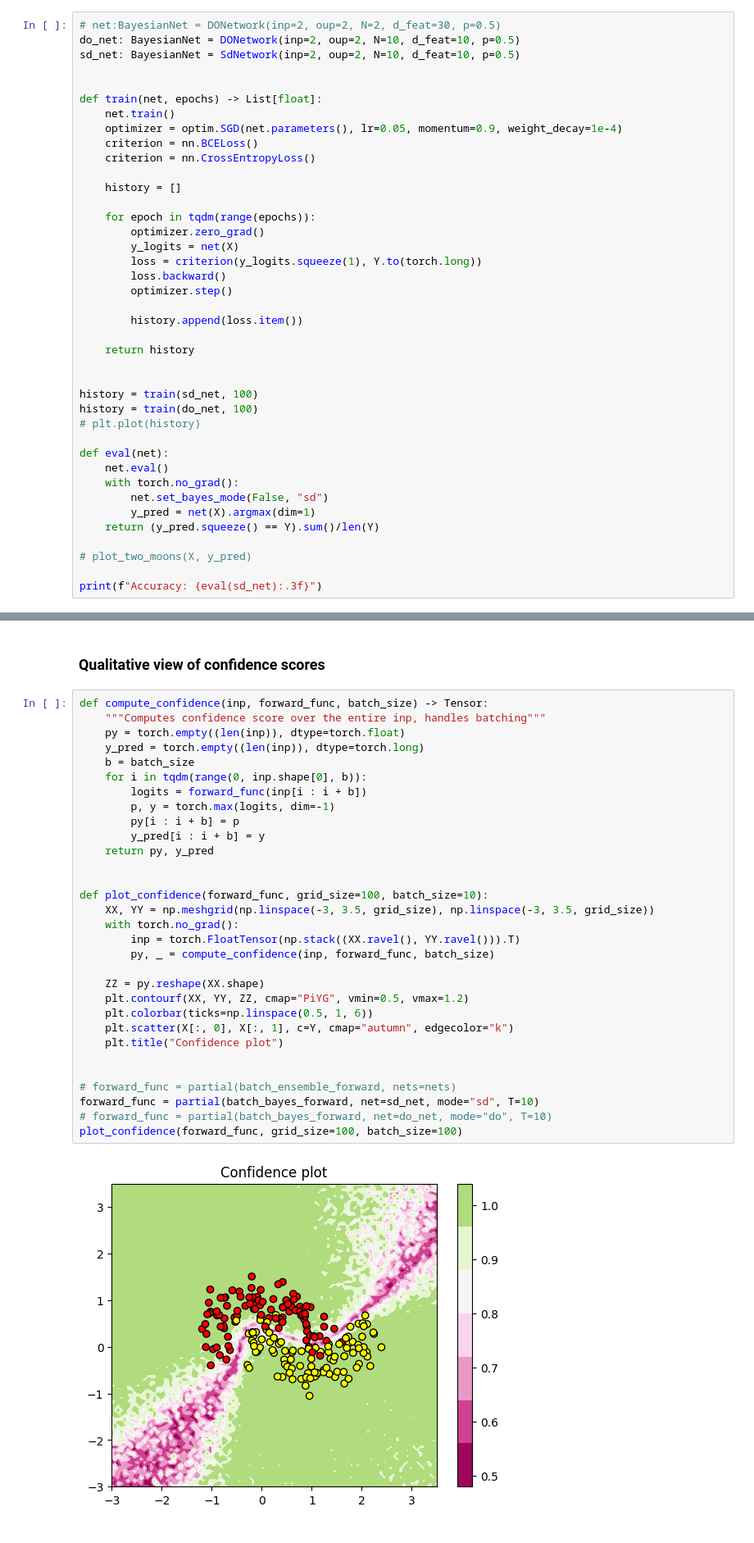
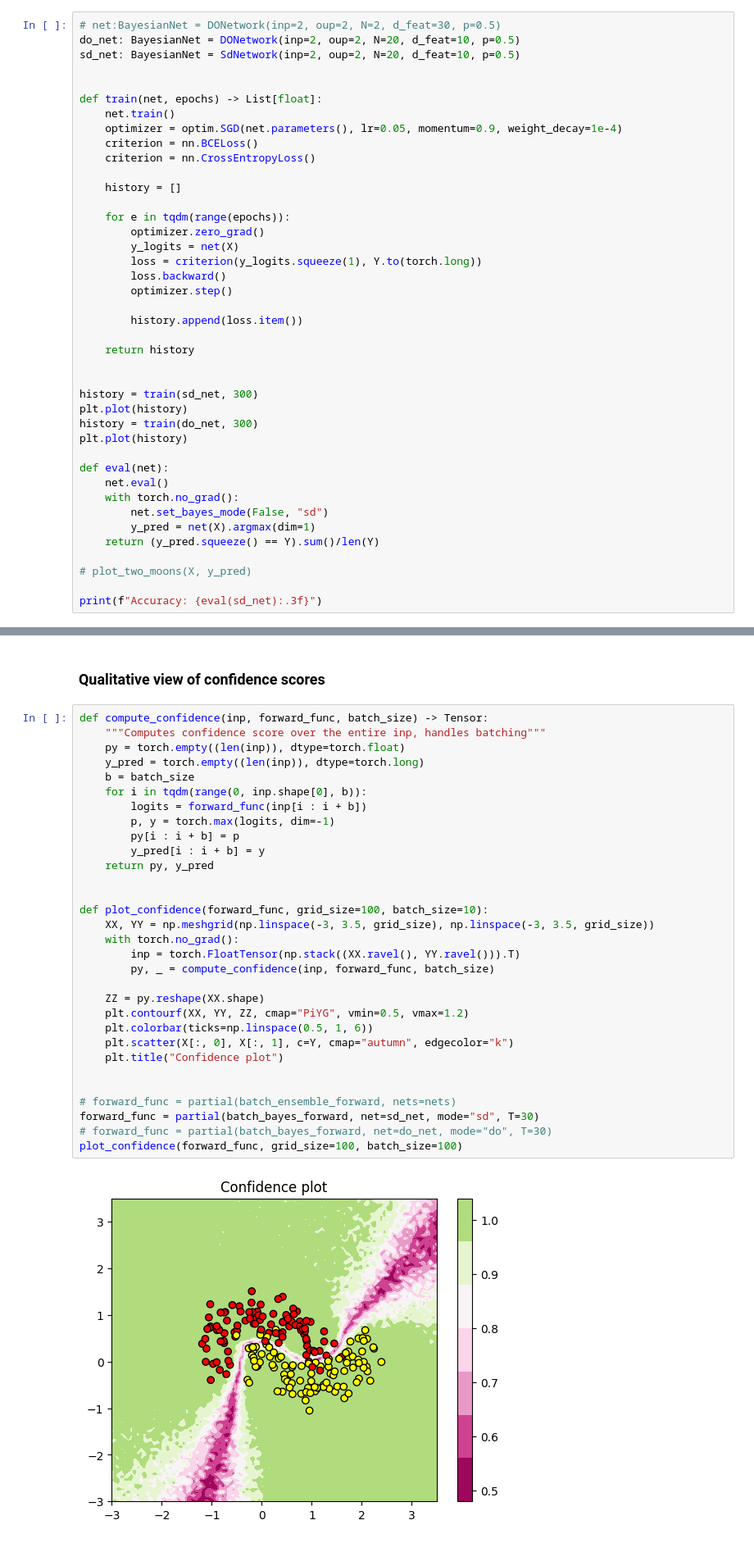
Before and after one commit to LeonY117/Bayes-Stochastic-Depth, a Jupyter notebook: notebooks/two_moon.ipynb, the cells around one changed output, grey strips where cells are left out. Shown at 82% size. Drawn from its saved outputs; the diff is of its cells as text.

```diff
--- a/notebooks/two_moon.ipynb
+++ b/notebooks/two_moon.ipynb
@@ -216,8 +216,8 @@ def batch_ensemble_forward(x_batch: Tensor, nets: List[nn.Module]) -> Tensor:
 ### Train DO & sd networks
 # %%
 # net:BayesianNet = DONetwork(inp=2, oup=2, N=2, d_feat=30, p=0.5)
-do_net: BayesianNet = DONetwork(inp=2, oup=2, N=10, d_feat=10, p=0.5)
-sd_net: BayesianNet = SdNetwork(inp=2, oup=2, N=10, d_feat=10, p=0.5)
+do_net: BayesianNet = DONetwork(inp=2, oup=2, N=20, d_feat=10, p=0.5)
+sd_net: BayesianNet = SdNetwork(inp=2, oup=2, N=20, d_feat=10, p=0.5)
 
 
 def train(net, epochs) -> List[float]:
@@ -228,7 +228,7 @@ def train(net, epochs) -> List[float]:
 
     history = []
 
-    for epoch in tqdm(range(epochs)):
+    for e in tqdm(range(epochs)):
         optimizer.zero_grad()
         y_logits = net(X)
         loss = criterion(y_logits.squeeze(1), Y.to(torch.long))
@@ -240,9 +240,10 @@ def train(net, epochs) -> List[float]:
     return history
 
 
-history = train(sd_net, 100)
-history = train(do_net, 100)
-# plt.plot(history)
+history = train(sd_net, 300)
+plt.plot(history)
+history = train(do_net, 300)
+plt.plot(history)
 
 def eval(net):
     net.eval()
@@ -272,33 +274,33 @@ for i in range(T):
 # %%
 def compute_confidence(inp, forward_func, batch_size) -> Tensor:
     """Computes confidence score over the entire inp, handles batching"""
     py = torch.empty((len(inp)), dtype=torch.float)
     y_pred = torch.empty((len(inp)), dtype=torch.long)
     b = batch_size
     for i in tqdm(range(0, inp.shape[0], b)):
         logits = forward_func(inp[i : i + b])
         p, y = torch.max(logits, dim=-1)
         py[i : i + b] = p
         y_pred[i : i + b] = y
     return py, y_pred
 
 
 def plot_confidence(forward_func, grid_size=100, batch_size=10):
     XX, YY = np.meshgrid(np.linspace(-3, 3.5, grid_size), np.linspace(-3, 3.5, grid_size))
     with torch.no_grad():
         inp = torch.FloatTensor(np.stack((XX.ravel(), YY.ravel())).T)
         py, _ = compute_confidence(inp, forward_func, batch_size)
 
     ZZ = py.reshape(XX.shape)
     plt.contourf(XX, YY, ZZ, cmap="PiYG", vmin=0.5, vmax=1.2)
     plt.colorbar(ticks=np.linspace(0.5, 1, 6))
     plt.scatter(X[:, 0], X[:, 1], c=Y, cmap="autumn", edgecolor="k")
     plt.title("Confidence plot")
 
 
 # forward_func = partial(batch_ensemble_forward, nets=nets)
-forward_func = partial(batch_bayes_forward, net=sd_net, mode="sd", T=10)
-# forward_func = partial(batch_bayes_forward, net=do_net, mode="do", T=10)
+forward_func = partial(batch_bayes_forward, net=sd_net, mode="sd", T=30)
+# forward_func = partial(batch_bayes_forward, net=do_net, mode="do", T=30)
 plot_confidence(forward_func, grid_size=100, batch_size=100)
 # %% [output]
-[figure, old version]
+[figure, new version]
```
Also changed, not shown: parts of 2 cells of this notebook.
